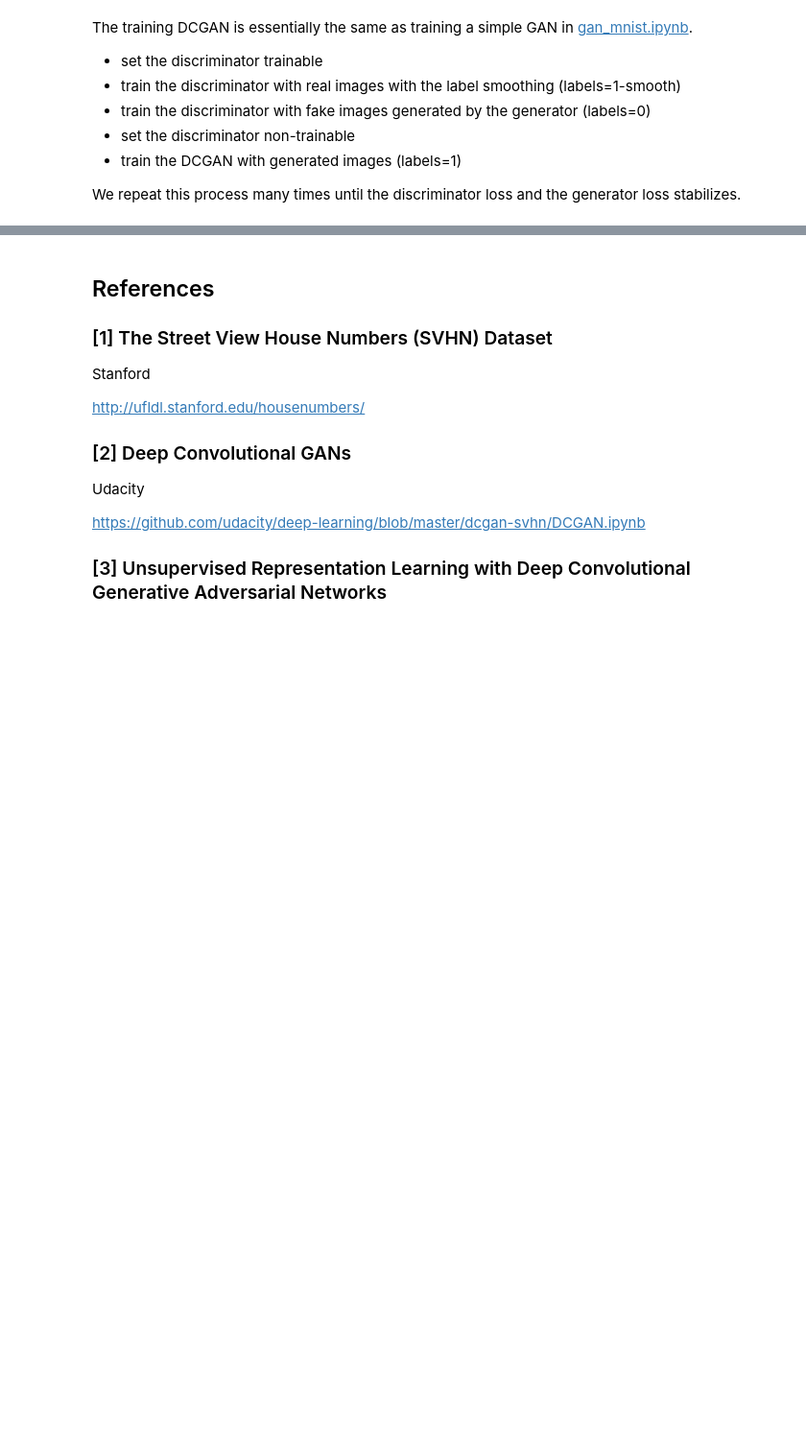
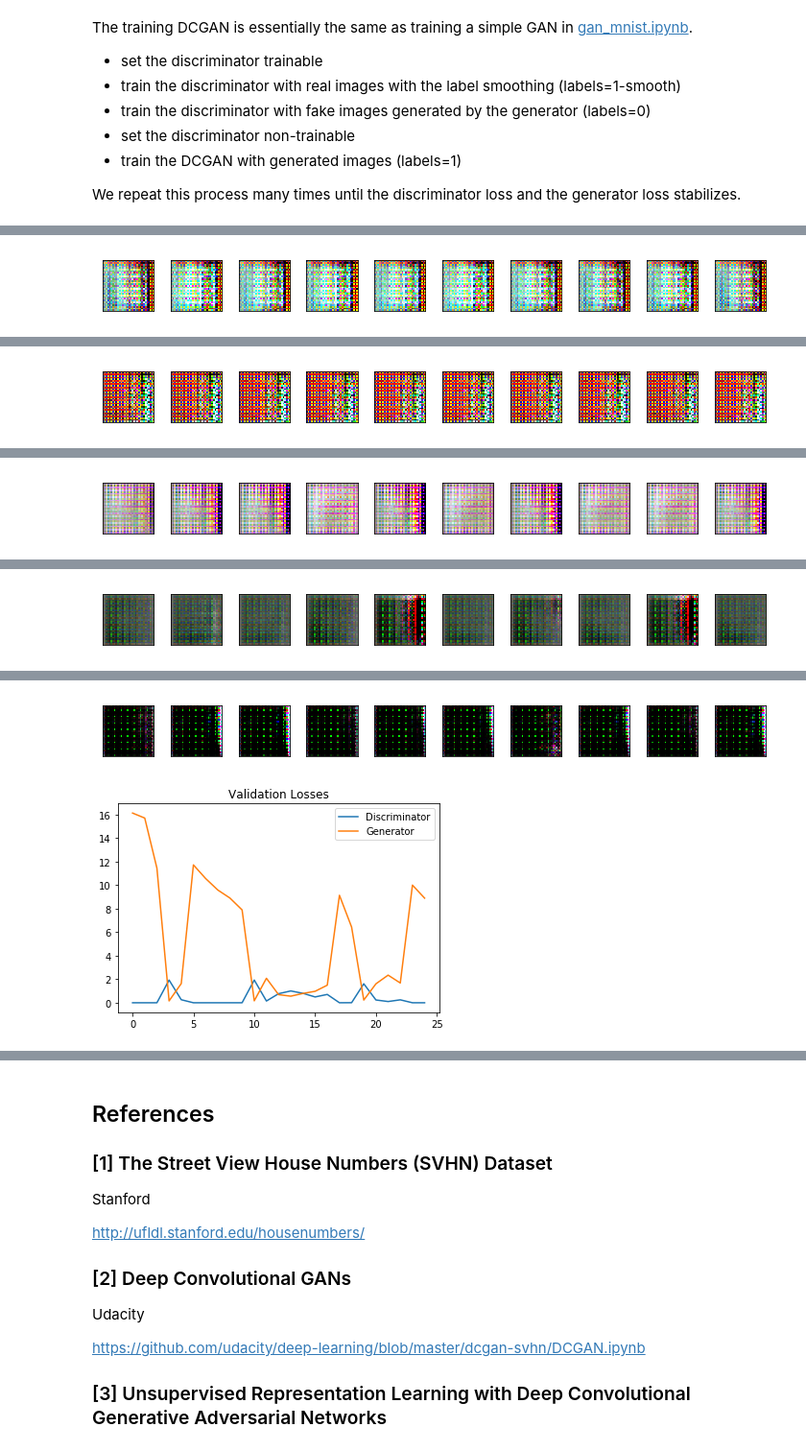
Before and after one commit to naokishibuya/deep-learning, a Jupyter notebook: python/dcgan_svhn.ipynb, the cells around one changed output, grey strips where cells are left out. Shown at 96% size. Drawn from its saved outputs; the diff is of its cells as text; code cells hidden in the pictures; blank space fills up the shorter version.

Commit message:
Added three training results

```diff
--- a/python/dcgan_svhn.ipynb
+++ b/python/dcgan_svhn.ipynb
@@ -109,14 +109,14 @@ The activation of the output layer is `tanh` which the discriminator expects.
 def make_generator(input_size, leaky_alpha):
     # generates images in (32,32,3)
     return Sequential([
-        Dense(4*4*256, input_shape=(input_size,)),
-        Reshape(target_shape=(4, 4, 256)),                              # 4,4,256
+        Dense(4*4*512, input_shape=(input_size,)),
+        Reshape(target_shape=(4, 4, 512)),                              # 4,4,512
         BatchNormalization(),
         LeakyReLU(alpha=leaky_alpha),
-        Conv2DTranspose(128, kernel_size=5, strides=2, padding='same'), # 8,8,128
+        Conv2DTranspose(256, kernel_size=5, strides=2, padding='same'), # 8,8,256
         BatchNormalization(),
         LeakyReLU(alpha=leaky_alpha),
-        Conv2DTranspose(64, kernel_size=5, strides=2, padding='same'), # 16,16,64
+        Conv2DTranspose(128, kernel_size=5, strides=2, padding='same'), # 16,16,128
         BatchNormalization(),
         LeakyReLU(alpha=leaky_alpha),
         Conv2DTranspose(3, kernel_size=5, strides=2, padding='same'),   # 32,32,3
@@ -162,6 +161,9 @@ def make_DCGAN(sample_size,
                d_learning_rate,
                d_beta_1,
                leaky_alpha):
+    # clear any session data
+    K.clear_session()
+
     # generator
     generator = make_generator(sample_size, leaky_alpha)
 
@@ -195,0 +200,10 @@ def make_labels(size):
+# %%
+def show_losses(losses):
+    losses = np.array(losses)
+
+    fig, ax = plt.subplots()
+    plt.plot(losses.T[0], label='Discriminator')
+    plt.plot(losses.T[1], label='Generator')
+    plt.title("Validation Losses")
+    plt.legend()
+    plt.show()
@@ -196,3 +212,18 @@ def make_labels(size):
+# %%
+def show_images(generated_images):
+    n_images = len(generated_images)
+    cols = 10
+    rows = n_images//cols
+
+    plt.figure(figsize=(10, 8))
+    for i in range(n_images):
+        img = deprocess(generated_images[i])
+        ax = plt.subplot(rows, cols, i+1)
+        plt.imshow(img)
+        plt.xticks([])
+        plt.yticks([])
+    plt.tight_layout()
+    plt.show()
 # %% [markdown]
 The training DCGAN is essentially the same as training a simple GAN in [gan_mnist.ipynb](gan_mnist.ipynb).
 
@@ -345,0 +330,3 @@ The generated images with beta_1 = 0.5 is not good with the networks I used.  I
+# %%
+train(g_learning_rate=0.0002, g_beta_1=0.5, d_learning_rate=0.0002, d_beta_1=0.5, leaky_alpha=0.2);
+# %% [output]
@@ -345,0 +338 @@ The generated images with beta_1 = 0.5 is not good with the networks I used.  I
+[figure, added]
@@ -345,0 +344 @@ The generated images with beta_1 = 0.5 is not good with the networks I used.  I
+[figure, added]
@@ -345,0 +350 @@ The generated images with beta_1 = 0.5 is not good with the networks I used.  I
+[figure, added]
@@ -345,0 +356 @@ The generated images with beta_1 = 0.5 is not good with the networks I used.  I
+[figure, added]
@@ -345,0 +362,2 @@ The generated images with beta_1 = 0.5 is not good with the networks I used.  I
+[figure, added]
+[figure, added]
```
Also changed, not shown: parts of 22 cells of this notebook.
